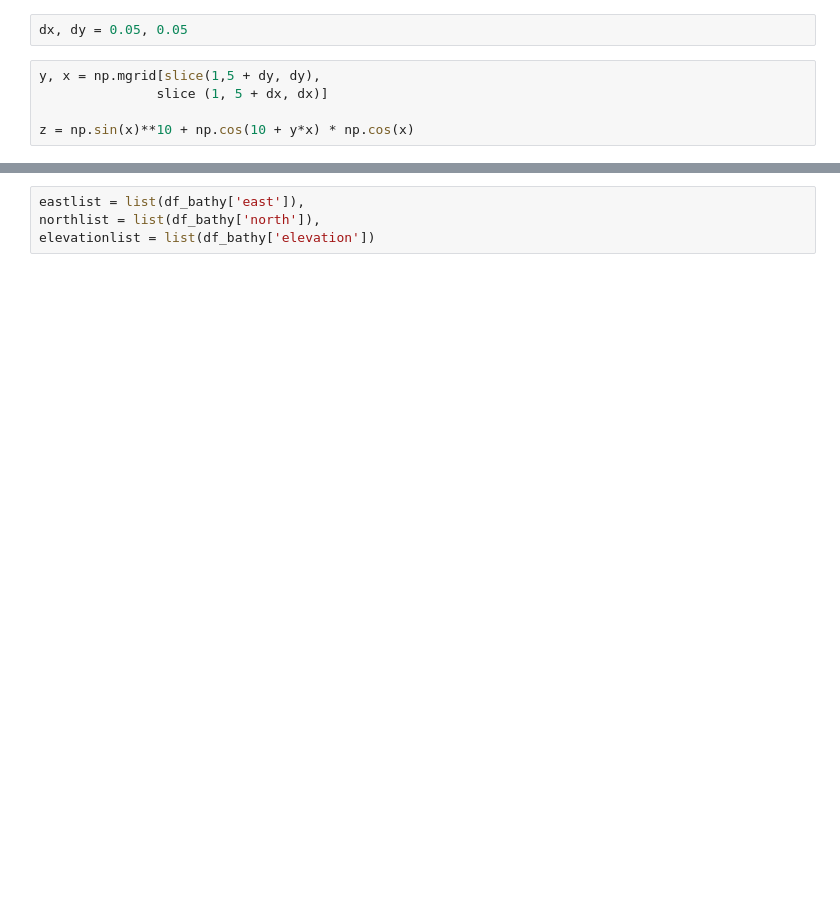
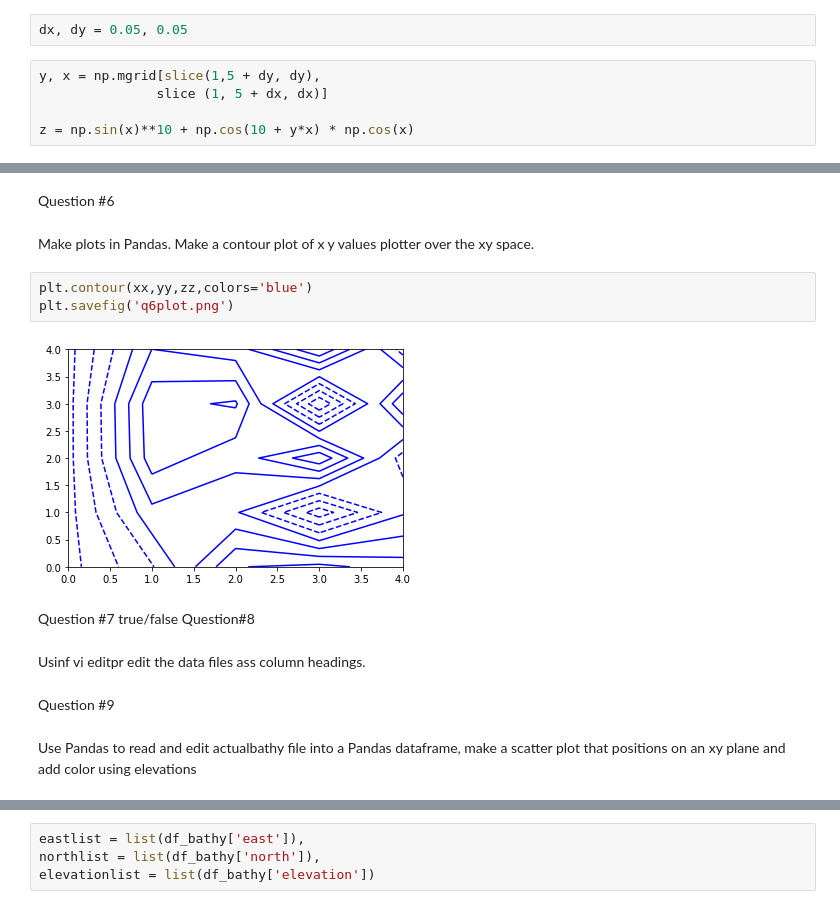
Before and after one commit to daxsoule/covis, a Jupyter notebook: gonzalez/gonzalez_pythonbasics3.ipynb, the cells around one changed output, grey strips where cells are left out. Saved outputs shown, nothing was run; the diff lists cells and outputs as text; blank space fills up the shorter version.

```diff
--- a/gonzalez/gonzalez_pythonbasics3.ipynb
+++ b/gonzalez/gonzalez_pythonbasics3.ipynb
@@ -142,3 +272,21 @@ plt.savefig('a5plot.png')
+# %% [markdown]
+Question #6
+# %% [markdown]
+Make plots in Pandas. Make a contour plot of x y values plotter over the xy space.
+# %%
+plt.contour(xx,yy,zz,colors='blue')
+plt.savefig('q6plot.png')
+# %% [output]
+[figure, added]
+# %% [markdown]
+Question #7 true/false
+Question#8
+# %% [markdown]
+Usinf vi editpr edit the data files ass column headings.
+# %% [markdown]
+Question #9
+# %% [markdown]
+Use Pandas to read and edit actualbathy file into a Pandas dataframe, make a scatter plot that positions on an xy plane and add color using elevations
 # %%
 df_bathy = pd.read_csv('actualbathy.csv')
 df_bathy
```
Also changed, not shown: parts of 42 cells of this notebook, 13 other files.
